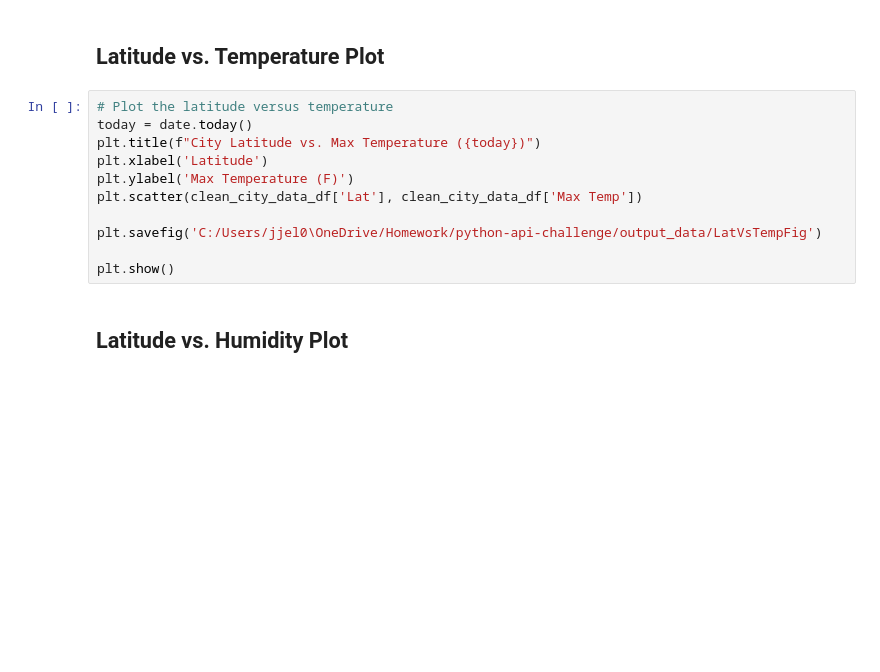
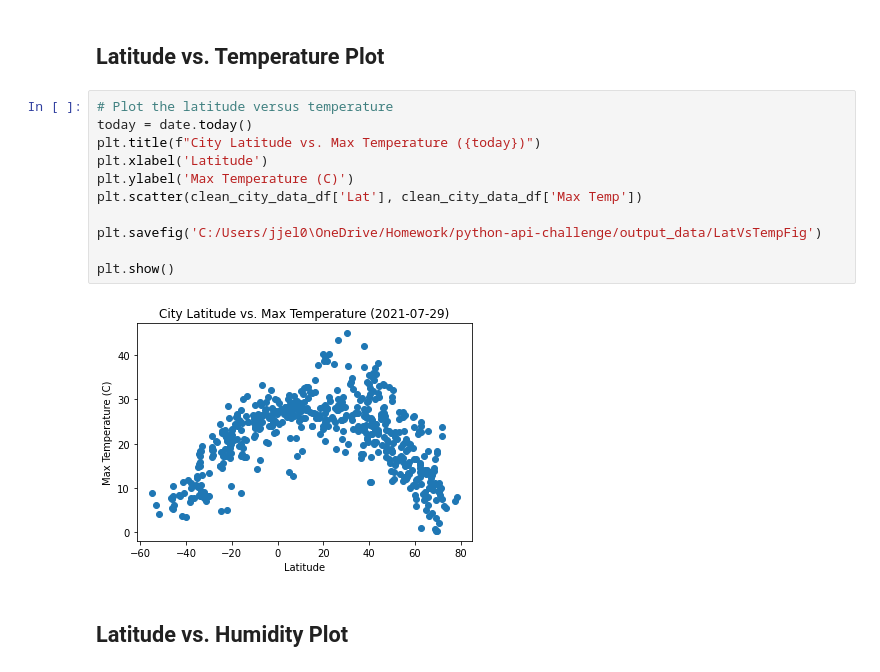
Before and after one commit to johnclos/python-api-challenge, a Jupyter notebook: WeatherPy/WeatherPy-mine.ipynb, the cells around one changed output. Drawn from its saved outputs; the diff is of its cells as text; blank space fills up the shorter version.

```diff
--- a/WeatherPy/WeatherPy-mine.ipynb
+++ b/WeatherPy/WeatherPy-mine.ipynb
@@ -159,14 +203,16 @@ clean_city_data_df
 # %%
 # Plot the latitude versus temperature
 today = date.today()
 plt.title(f"City Latitude vs. Max Temperature ({today})")
 plt.xlabel('Latitude')
-plt.ylabel('Max Temperature (F)')
+plt.ylabel('Max Temperature (C)')
 plt.scatter(clean_city_data_df['Lat'], clean_city_data_df['Max Temp'])
 
 plt.savefig('C:/Users/jjel0\OneDrive/Homework/python-api-challenge/output_data/LatVsTempFig')
 
 plt.show()
+# %% [output]
+[figure, added]
 # %% [markdown]
 ## Latitude vs. Humidity Plot
 # %%
```
Also changed, not shown: parts of 16 cells of this notebook, 1 other file.
